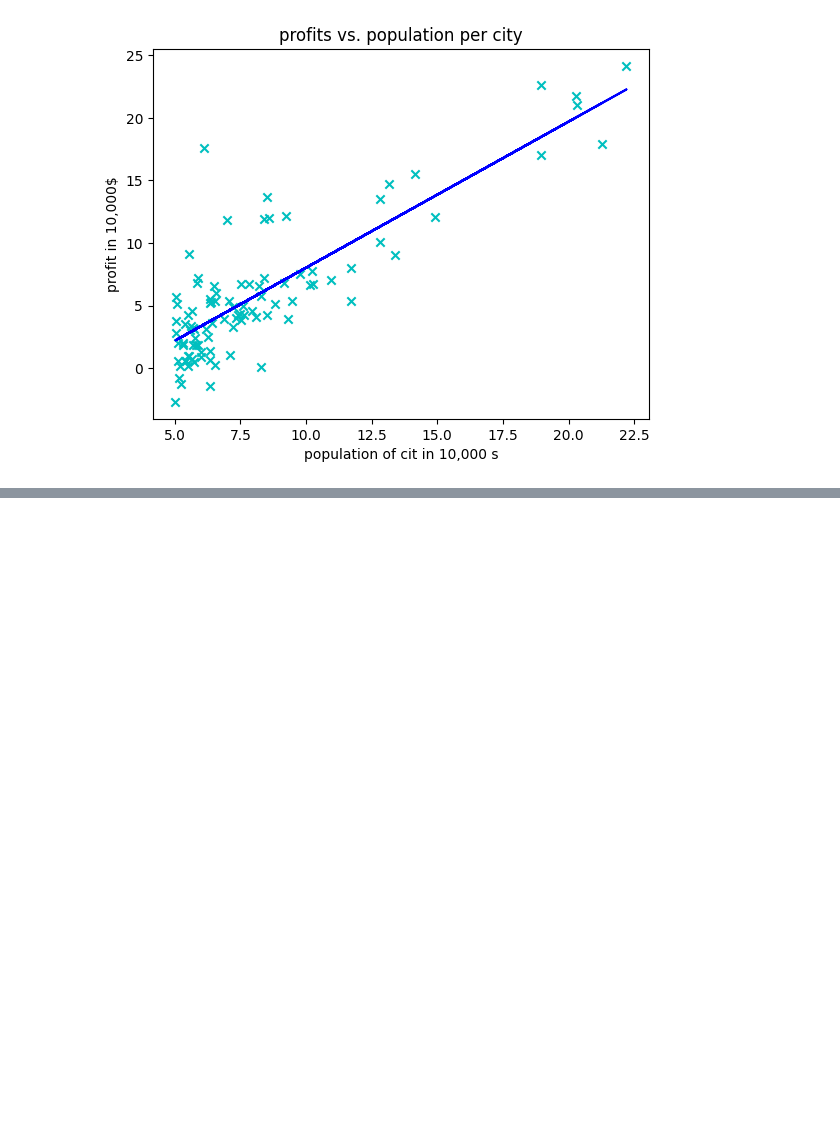
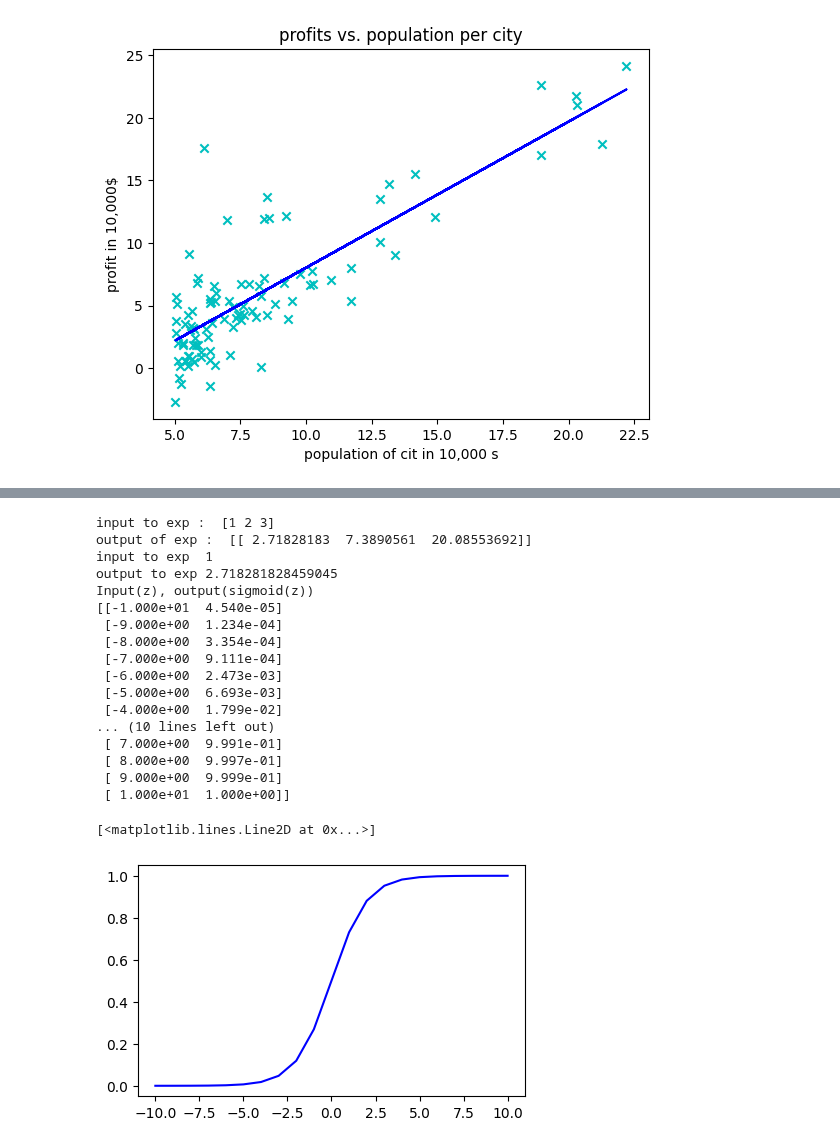
Before and after one commit to Aboelsaood23/Aboelsaood23, a Jupyter notebook: specilaization_1_Course_1.ipynb, the cells around one changed output, grey strips where cells are left out. Saved outputs shown, nothing was run; the diff lists cells and outputs as text; code cells hidden in the pictures; blank space fills up the shorter version.

```diff
--- a/specilaization_1_Course_1.ipynb
+++ b/specilaization_1_Course_1.ipynb
@@ -1035,0 +1078,52 @@ w
+# %%
+#lab of sigmoid function
+import numpy as np
+import matplotlib.pyplot as plt
+
+# you can use exponantial function
+input_array =np.array([1,2,3])
+exp_array =np.exp([input_array])
+
+print("input to exp : ",input_array)
+print("output of exp : ",exp_array)
+
+input_val =1
+exp_val =np.exp(input_val)
+print("input to exp ", input_val)
+print("output to exp",exp_val)
+
+def sigmoid(z):
+  g =1/(1+np.exp(-z))
+  return g
+
+
+#let's check this function
+z_temp =np.arange(-10,11)
+y =sigmoid(z_temp)
+# we want to show these values on pretty way
+np.set_printoptions(precision=3)
+print("Input(z), output(sigmoid(z))")
+print(np.c_[z_temp,y])
+
+fig,ax =plt.subplots(1,1,figsize=(5,3))
+ax.plot(z_temp,y,c='b')
+# %% [output]
+input to exp :  [1 2 3]
+output of exp :  [[ 2.71828183  7.3890561  20.08553692]]
+input to exp  1
+output to exp 2.718281828459045
+Input(z), output(sigmoid(z))
+[[-1.000e+01  4.540e-05]
+ [-9.000e+00  1.234e-04]
+ [-8.000e+00  3.354e-04]
+ [-7.000e+00  9.111e-04]
+ [-6.000e+00  2.473e-03]
+ [-5.000e+00  6.693e-03]
+ [-4.000e+00  1.799e-02]
+... (10 lines left out)
+ [ 7.000e+00  9.991e-01]
+ [ 8.000e+00  9.997e-01]
+ [ 9.000e+00  9.999e-01]
+ [ 1.000e+01  1.000e+00]]
+[<matplotlib.lines.Line2D at 0x...>]
+[figure, added]
```
Also changed, not shown: parts of 8 cells of this notebook.
